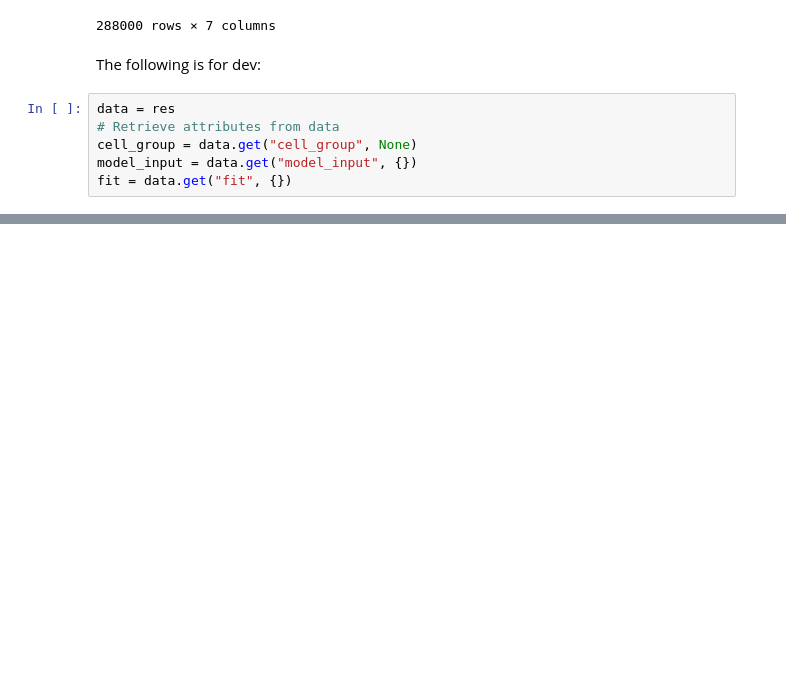
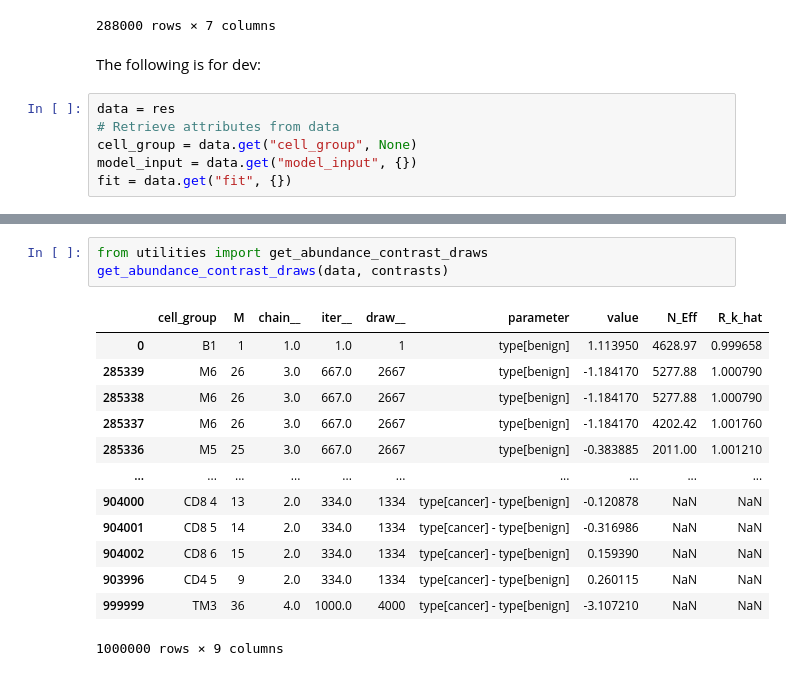
Before and after one commit to zhanchen/sccompPy, a Jupyter notebook: README.ipynb, the cells around one changed output, grey strips where cells are left out. Cells and saved outputs as stored; diff of their text form; blank space fills up the shorter version.

```diff
--- a/README.ipynb
+++ b/README.ipynb
@@ -183,0 +208,17 @@ summary_to_tibble(fit, "alpha_normalised", "C", "M")
+# %%
+from utilities import get_abundance_contrast_draws
+get_abundance_contrast_draws(data, contrasts)
+# %% [output]
+|  | cell_group | M | chain__ | iter__ | draw__ | parameter | value | N_Eff | R_k_hat |
+| 0 | B1 | 1 | 1.0 | 1.0 | 1 | type[benign] | 1.113950 | 4628.97 | 0.999658 |
+| 285339 | M6 | 26 | 3.0 | 667.0 | 2667 | type[benign] | -1.184170 | 5277.88 | 1.000790 |
+| 285338 | M6 | 26 | 3.0 | 667.0 | 2667 | type[benign] | -1.184170 | 5277.88 | 1.000790 |
+| 285337 | M6 | 26 | 3.0 | 667.0 | 2667 | type[benign] | -1.184170 | 4202.42 | 1.001760 |
+| 285336 | M5 | 25 | 3.0 | 667.0 | 2667 | type[benign] | -0.383885 | 2011.00 | 1.001210 |
+| ... | ... | ... | ... | ... | ... | ... | ... | ... | ... |
+| 904000 | CD8 4 | 13 | 2.0 | 334.0 | 1334 | type[cancer] - type[benign] | -0.120878 | NaN | NaN |
+| 904001 | CD8 5 | 14 | 2.0 | 334.0 | 1334 | type[cancer] - type[benign] | -0.316986 | NaN | NaN |
+| 904002 | CD8 6 | 15 | 2.0 | 334.0 | 1334 | type[cancer] - type[benign] | 0.159390 | NaN | NaN |
+| 903996 | CD4 5 | 9 | 2.0 | 334.0 | 1334 | type[cancer] - type[benign] | 0.260115 | NaN | NaN |
+| 999999 | TM3 | 36 | 4.0 | 1000.0 | 4000 | type[cancer] - type[benign] | -3.107210 | NaN | NaN |
+1000000 rows × 9 columns
```
Also changed, not shown: parts of 8 cells of this notebook, 1 other file.
